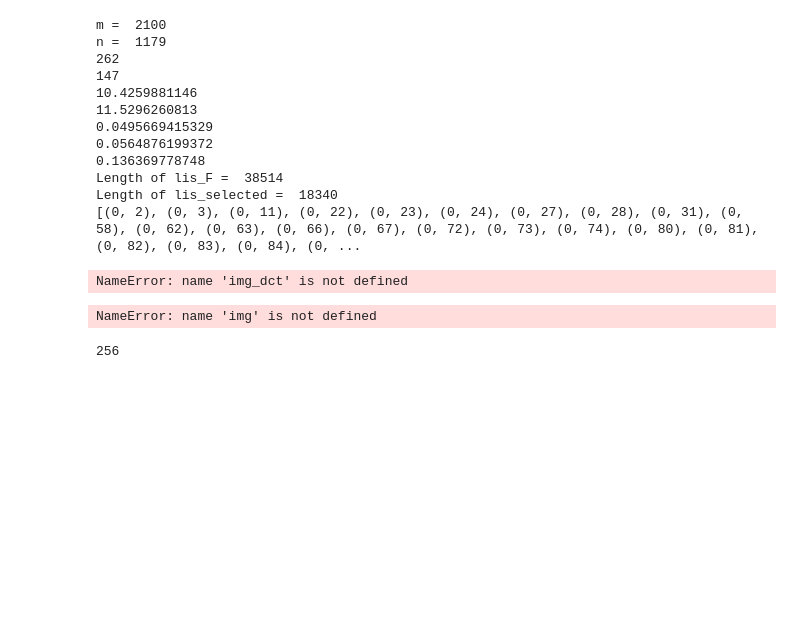
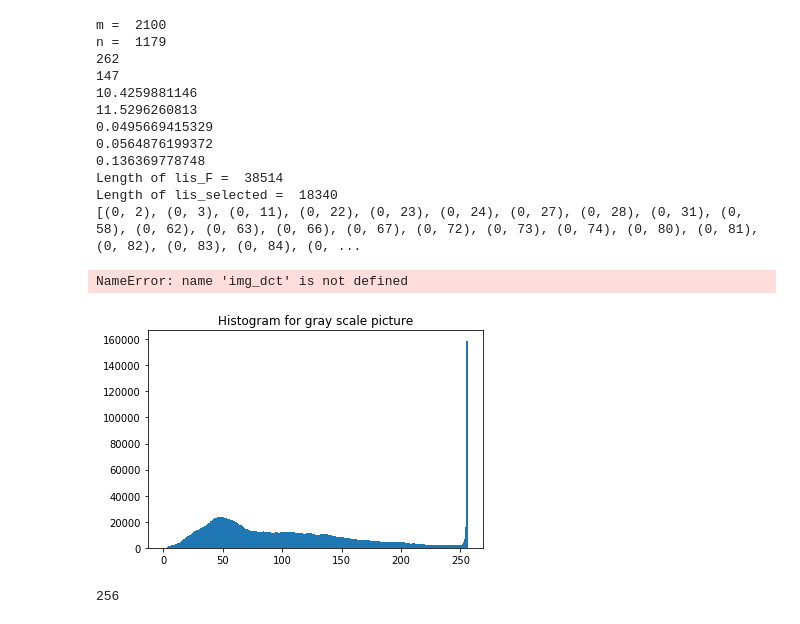
Before and after one commit to suyash0103/RDH-with-JPEG, a Jupyter notebook: RDH with JPEG.ipynb, the cells around one changed output. Saved outputs shown, nothing was run; the diff lists cells and outputs as text; code cells hidden in the pictures; blank space fills up the shorter version.

```diff
--- a/RDH with JPEG.ipynb
+++ b/RDH with JPEG.ipynb
@@ -114,11 +114,11 @@ NameError: name 'img_dct' is not defined
 # %%
 # hist = cv2.calcHist([img],[0],None,[256],[0,256])
 hist,bins = np.histogram(image,256,[0,256])
-a = plt.hist(img.ravel(),256,[0,256])
+a = plt.hist(image.ravel(),256,[0,256])
 plt.title('Histogram for gray scale picture')
 plt.show()
 # %% [output]
-NameError: name 'img' is not defined
+[figure, added]
 # %%
 hist = list(filter(lambda a: a != 0, hist))
 print(len(hist))
```
